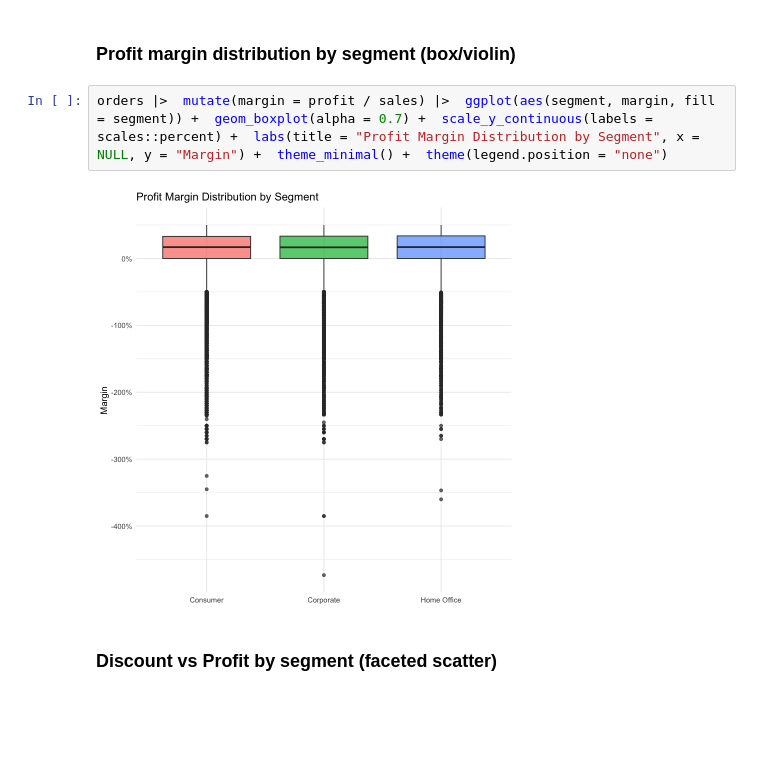
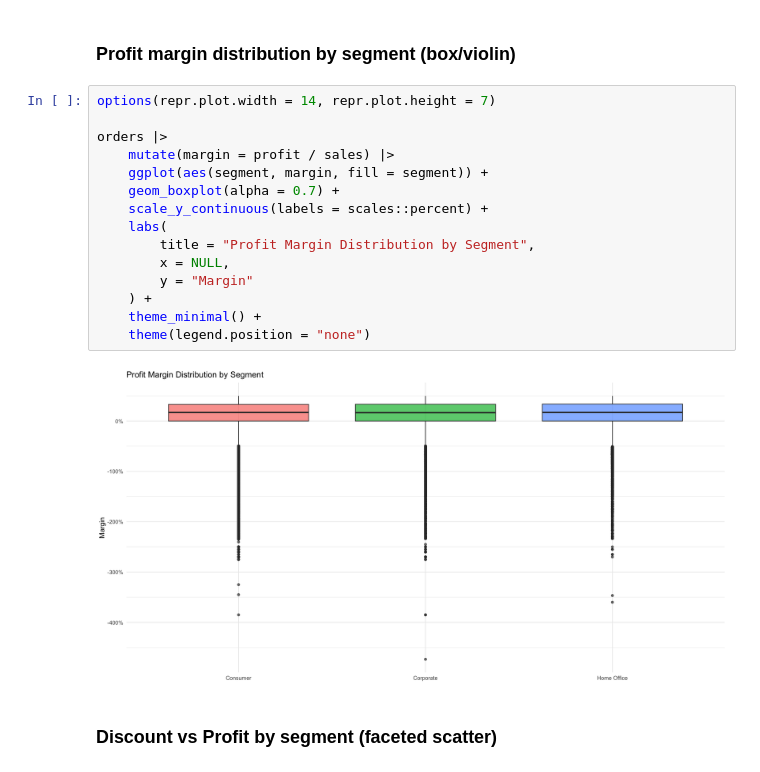
Before and after one commit to aleksiakolo/product-sales-analysis, a Jupyter notebook: notebooks/visualization/05_segment_performance.ipynb, the cells around one changed output. Saved outputs shown, nothing was run; the diff lists cells and outputs as text; blank space fills up the shorter version.

```diff
--- a/notebooks/visualization/05_segment_performance.ipynb
+++ b/notebooks/visualization/05_segment_performance.ipynb
@@ -124,9 +269,22 @@ bottom_products <- orders |>  group_by(segment, product_name) |>  summarise(sale
 # %% [markdown]
 ### Profit margin distribution by segment (box/violin)
 # %%
-orders |>  mutate(margin = profit / sales) |>  ggplot(aes(segment, margin, fill = segment)) +  geom_boxplot(alpha = 0.7) +  scale_y_continuous(labels = scales::percent) +  labs(title = "Profit Margin Distribution by Segment", x = NULL, y = "Margin") +  theme_minimal() +  theme(legend.position = "none")
+options(repr.plot.width = 14, repr.plot.height = 7)
+
+orders |>
+    mutate(margin = profit / sales) |>
+    ggplot(aes(segment, margin, fill = segment)) +
+    geom_boxplot(alpha = 0.7) +
+    scale_y_continuous(labels = scales::percent) +
+    labs(
+        title = "Profit Margin Distribution by Segment",
+        x = NULL,
+        y = "Margin"
+    ) +
+    theme_minimal() +
+    theme(legend.position = "none")
 # %% [output]
-[figure, old version]
+[figure, new version]
 # %% [markdown]
 ### Discount vs Profit by segment (faceted scatter)
 # %%
```
Also changed, not shown: parts of 40 cells of this notebook, 12 other files.
